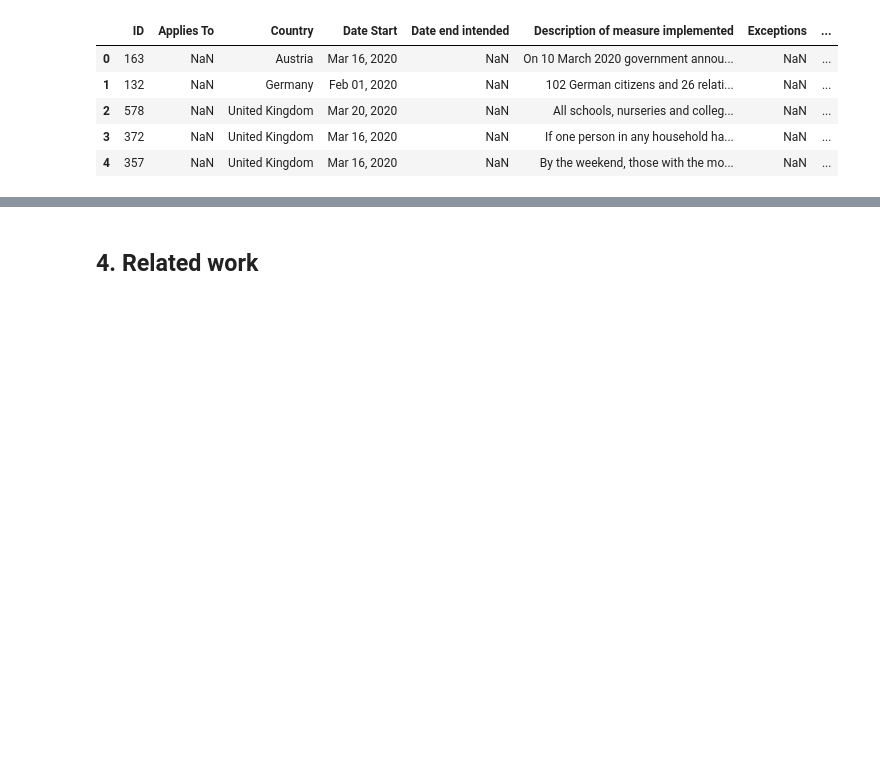
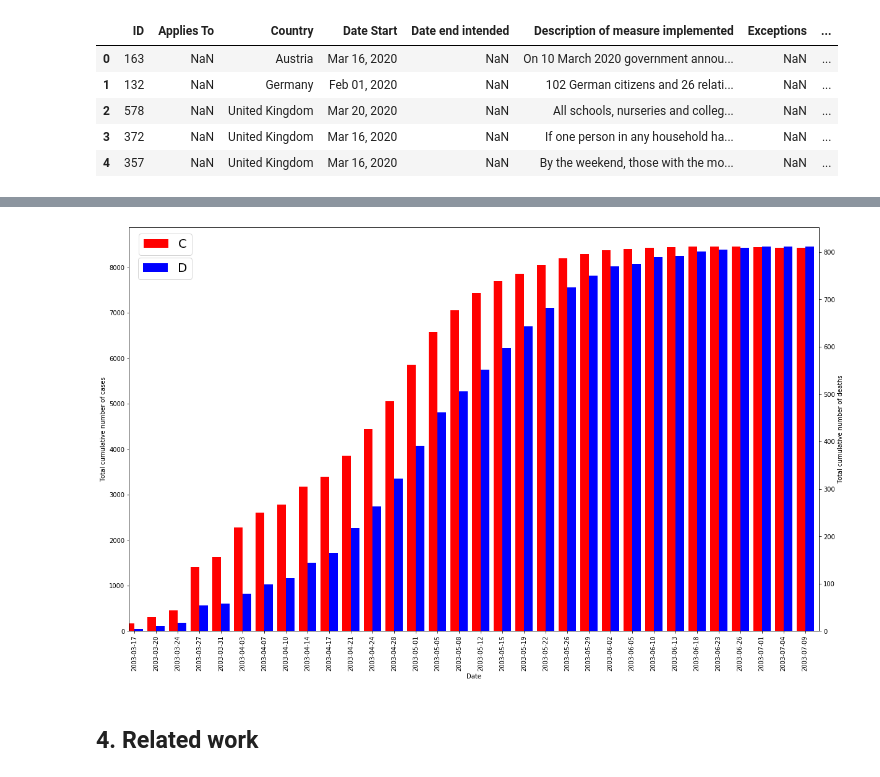
Before and after one commit to com-480-data-visualization/com-480-project-pouletpanier, a Jupyter notebook: Milestone 1.ipynb, the cells around one changed output, grey strips where cells are left out. Cells and saved outputs as stored; diff of their text form; code cells hidden in the pictures; blank space fills up the shorter version.

Commit message:
Analyse of datasets done

```diff
--- a/Milestone 1.ipynb
+++ b/Milestone 1.ipynb
@@ -139,0 +196,4 @@ gov_decisions.head()
+# %%
+PATH_SARS = os.path.expanduser('~/Documents/GitHub/com-480-project-pouletpanier/data/sars_2003_complete_dataset_clean.csv')
+# %%
+sars = pd.read_csv(PATH_SARS)
@@ -140,2 +209,26 @@ gov_decisions.head()
+# %%
+cumulative_sars_per_day = sars.groupby('Date')['Cumulative number of case(s)', 'Number of deaths'].sum()
+# %%
+plot_cumulative_sars_per_day = cumulative_sars_per_day.iloc[::3,:]
+# %%
+fig = plt.figure(figsize=(20,12))
+
+ax = fig.add_subplot(111)
+ax2 = ax.twinx()
+
+width = 0.4
+
+plot_cumulative_sars_per_day['Cumulative number of case(s)'].plot(kind='bar', color='red', ax=ax, width=width, position=1)
+plot_cumulative_sars_per_day['Number of deaths'].plot(kind='bar', color='blue', ax=ax2, width=width, position=0)
+
+ax.set_ylabel('Total cumulative number of cases')
+ax2.set_ylabel('Total cumulative number of deaths')
+
+ax.legend('Cases', bbox_to_anchor=(0.1,1), fontsize=20)
+ax2.legend('Deaths', bbox_to_anchor=(0.1,0.94), fontsize=20)
+
+plt.show()
+# %% [output]
+[figure, added]
 # %% [markdown]
 ## 4. Related work
```
Also changed, not shown: parts of 16 cells of this notebook.
